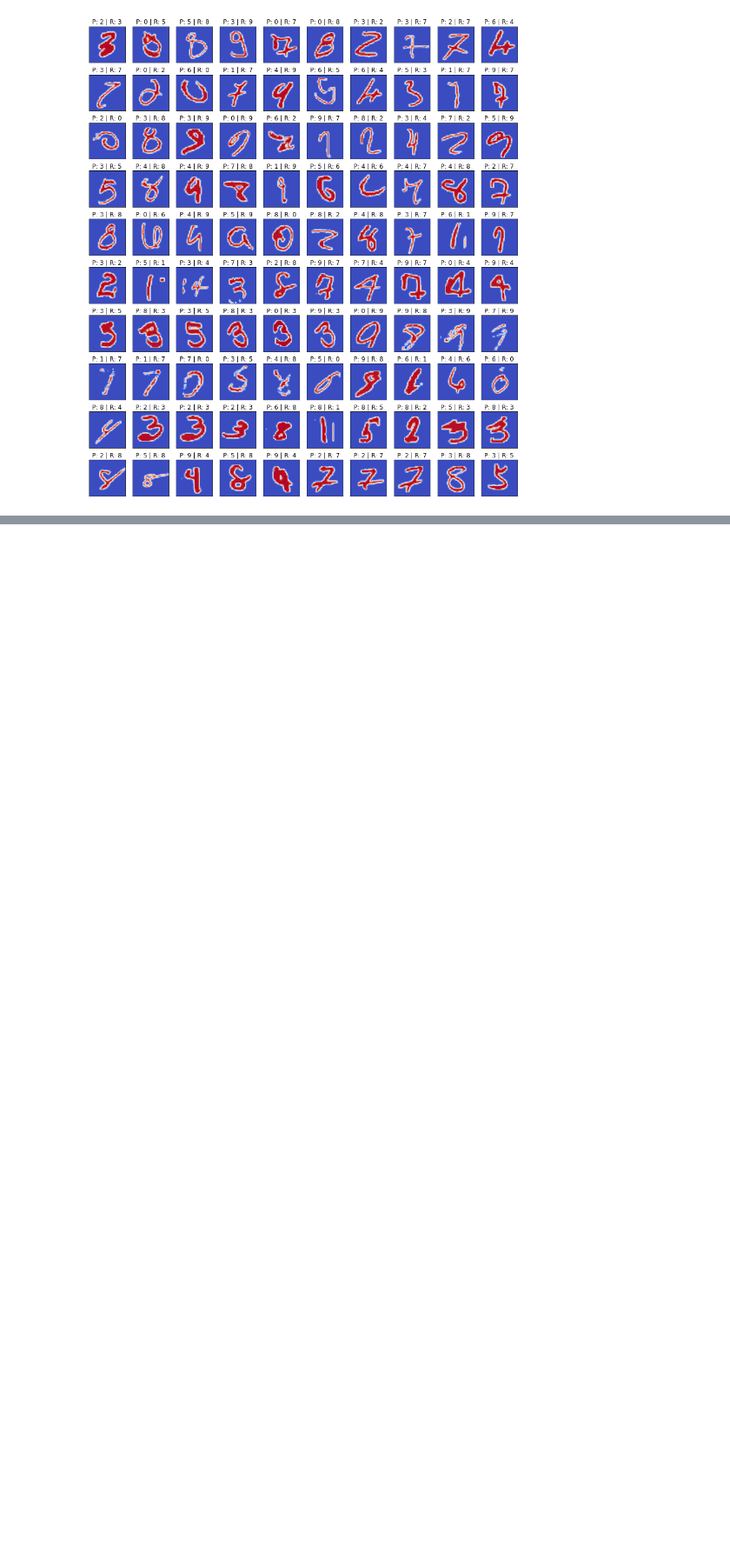
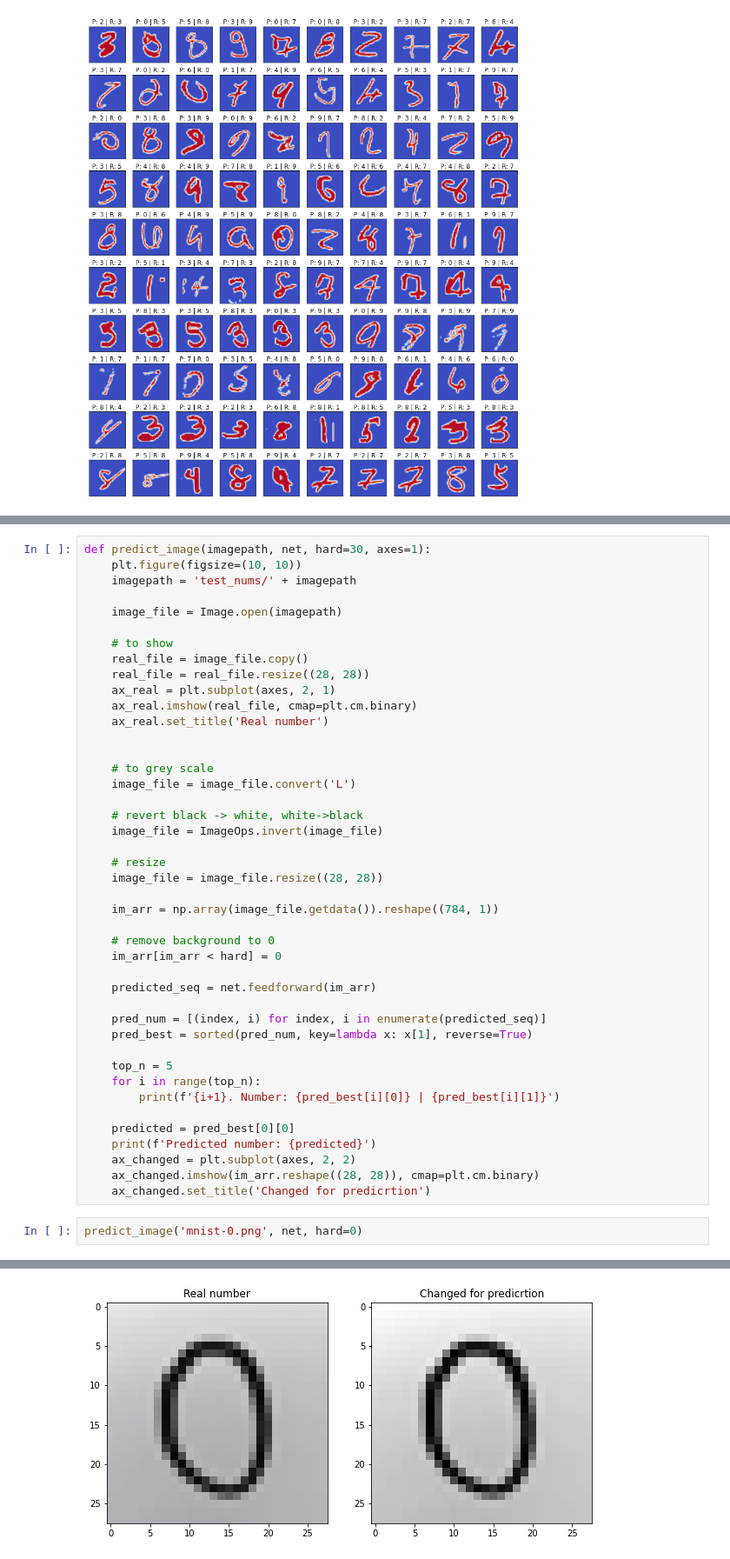
Before and after one commit to kremenevskiy/NeuralNetwork, a Jupyter notebook: NNetwork/neural_net.ipynb, the cells around one changed output, grey strips where cells are left out. Shown at 87% size. Cells and saved outputs as stored; diff of their text form; blank space fills up the shorter version.

```diff
--- a/NNetwork/neural_net.ipynb
+++ b/NNetwork/neural_net.ipynb
@@ -187,0 +170,46 @@ plt.show()
+# %%
+def predict_image(imagepath, net, hard=30, axes=1):
+    plt.figure(figsize=(10, 10))
+    imagepath = 'test_nums/' + imagepath
+
+    image_file = Image.open(imagepath)
+
+    # to show
+    real_file = image_file.copy()
+    real_file = real_file.resize((28, 28))
+    ax_real = plt.subplot(axes, 2, 1)
+    ax_real.imshow(real_file, cmap=plt.cm.binary)
+    ax_real.set_title('Real number')
+
+
+    # to grey scale
+    image_file = image_file.convert('L')
+
+    # revert black -> white, white->black
+    image_file = ImageOps.invert(image_file)
+
+    # resize
+    image_file = image_file.resize((28, 28))
+
+    im_arr = np.array(image_file.getdata()).reshape((784, 1))
+
+    # remove background to 0
+    im_arr[im_arr < hard] = 0
+
+    predicted_seq = net.feedforward(im_arr)
+
+    pred_num = [(index, i) for index, i in enumerate(predicted_seq)]
+    pred_best = sorted(pred_num, key=lambda x: x[1], reverse=True)
+
+    top_n = 5
+    for i in range(top_n):
+        print(f'{i+1}. Number: {pred_best[i][0]} | {pred_best[i][1]}')
+
+    predicted = pred_best[0][0]
+    print(f'Predicted number: {predicted}')
+    ax_changed = plt.subplot(axes, 2, 2)
+    ax_changed.imshow(im_arr.reshape((28, 28)), cmap=plt.cm.binary)
+    ax_changed.set_title('Changed for predicrtion')
+# %%
+predict_image('mnist-0.png', net, hard=0)
+# %% [output]
@@ -187,0 +222 @@ plt.show()
+[figure, added]
```
Also changed, not shown: parts of 18 cells of this notebook.
